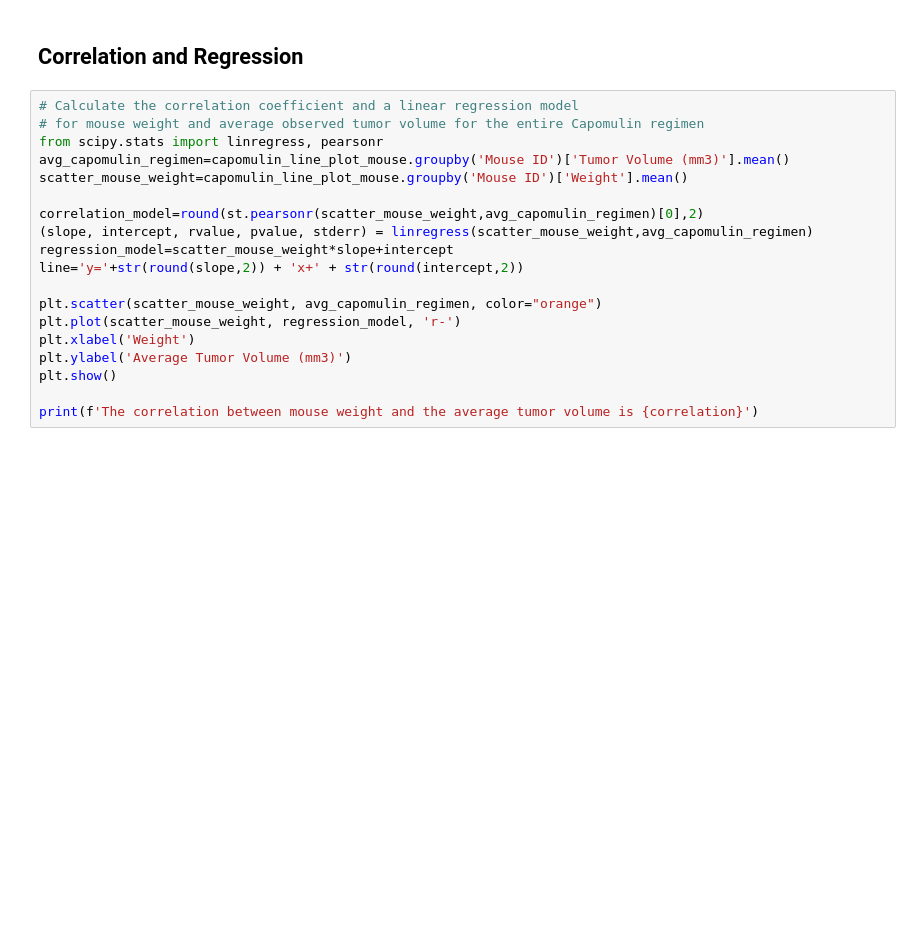
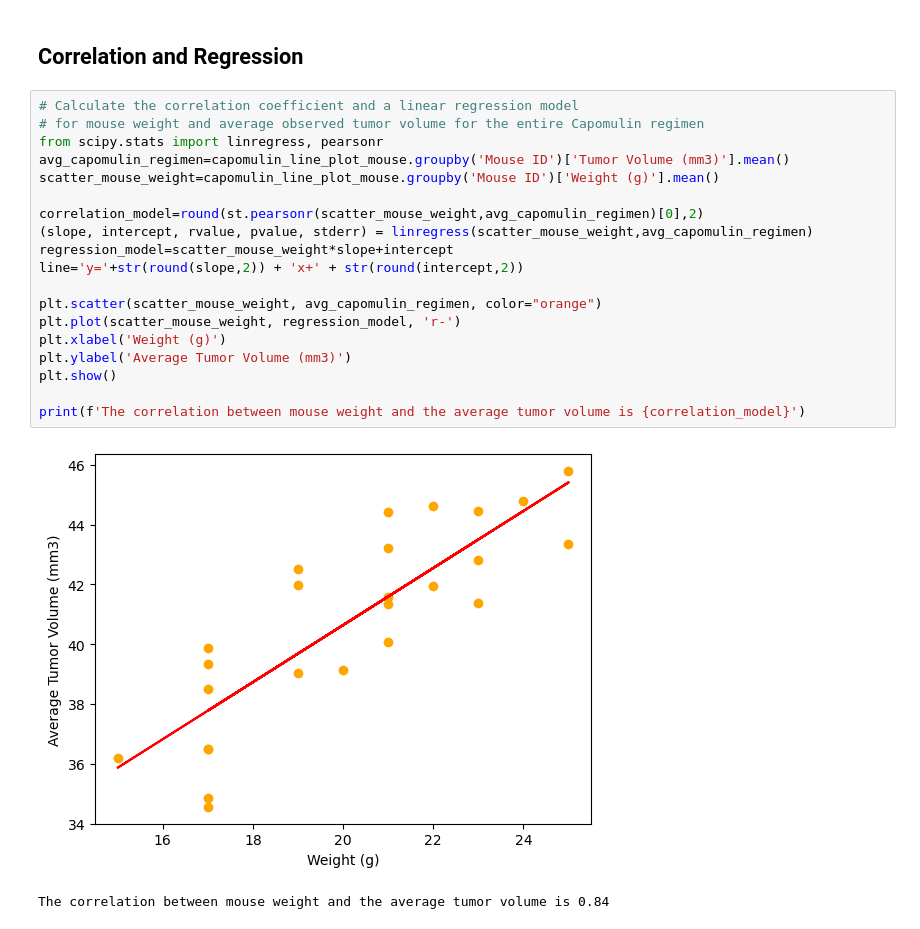
Before and after one commit to PriscyMD/Matplotlib-Challenge, a Jupyter notebook: Starter_Code/Pymaceuticals/pymaceuticals_starter.ipynb, the cells around one changed output. Cells and saved outputs as stored; diff of their text form; blank space fills up the shorter version.

```diff
--- a/Starter_Code/Pymaceuticals/pymaceuticals_starter.ipynb
+++ b/Starter_Code/Pymaceuticals/pymaceuticals_starter.ipynb
@@ -280,19 +291,22 @@ plt.show()
 # %%
 # Calculate the correlation coefficient and a linear regression model
 # for mouse weight and average observed tumor volume for the entire Capomulin regimen
 from scipy.stats import linregress, pearsonr
 avg_capomulin_regimen=capomulin_line_plot_mouse.groupby('Mouse ID')['Tumor Volume (mm3)'].mean()
-scatter_mouse_weight=capomulin_line_plot_mouse.groupby('Mouse ID')['Weight'].mean()
+scatter_mouse_weight=capomulin_line_plot_mouse.groupby('Mouse ID')['Weight (g)'].mean()
 
 correlation_model=round(st.pearsonr(scatter_mouse_weight,avg_capomulin_regimen)[0],2)
 (slope, intercept, rvalue, pvalue, stderr) = linregress(scatter_mouse_weight,avg_capomulin_regimen)
 regression_model=scatter_mouse_weight*slope+intercept
 line='y='+str(round(slope,2)) + 'x+' + str(round(intercept,2))
 
 plt.scatter(scatter_mouse_weight, avg_capomulin_regimen, color="orange")
 plt.plot(scatter_mouse_weight, regression_model, 'r-')
-plt.xlabel('Weight')
+plt.xlabel('Weight (g)')
 plt.ylabel('Average Tumor Volume (mm3)')
 plt.show()
 
-print(f'The correlation between mouse weight and the average tumor volume is {correlation}')
+print(f'The correlation between mouse weight and the average tumor volume is {correlation_model}')
+# %% [output]
+[figure, added]
+The correlation between mouse weight and the average tumor volume is 0.84
```
Also changed, not shown: parts of 5 cells of this notebook.
